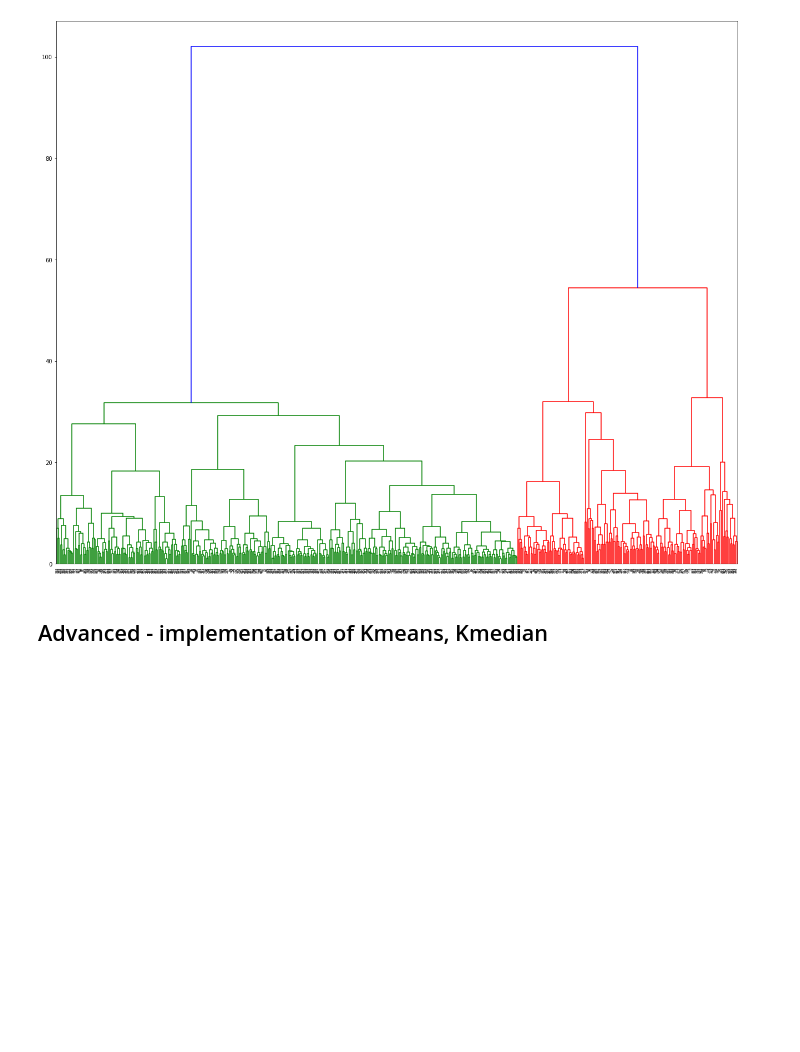
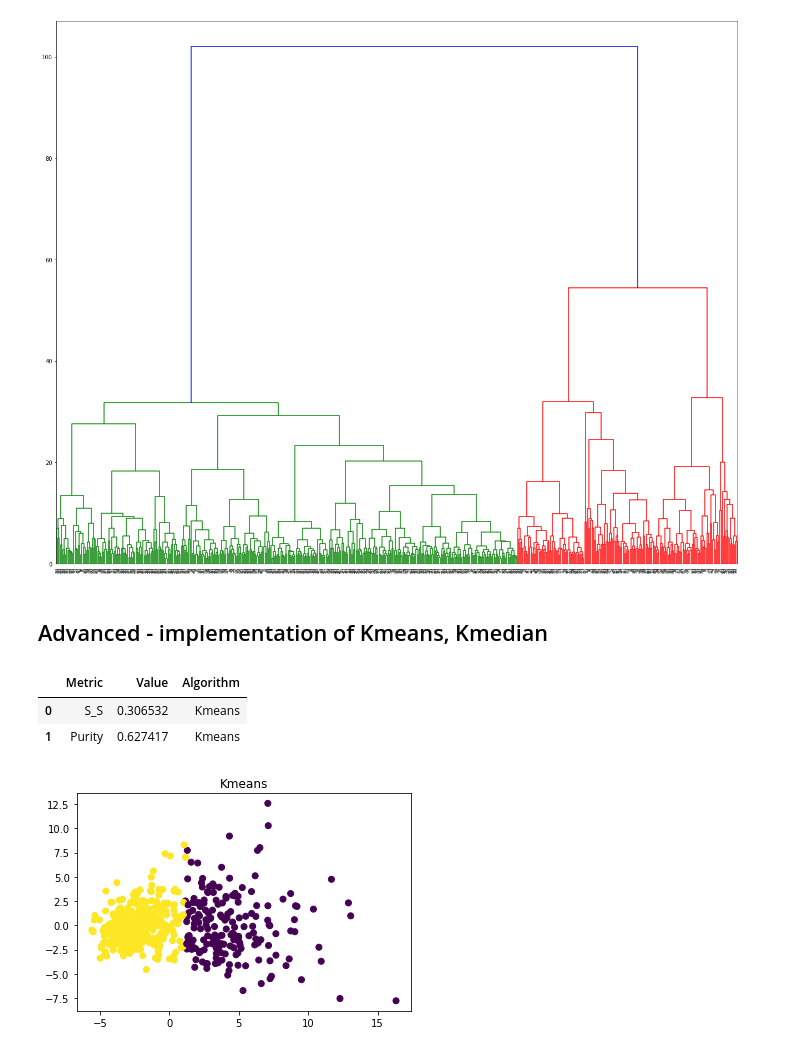
Before and after one commit to enzittonn/DSV-DAMI-I, a Jupyter notebook: HW2/sand.ipynb, the cells around one changed output. Drawn from its saved outputs; the diff is of its cells as text; code cells hidden in the pictures; blank space fills up the shorter version.

```diff
--- a/HW2/sand.ipynb
+++ b/HW2/sand.ipynb
@@ -230,9 +232,35 @@ plt.show()
 # %% [markdown]
 ## Advanced - implementation of Kmeans, Kmedian
 # %%
-def find_cluster_Means_Median(X, n_clusters, rseed=RSTATE, use_Kmeans=True):
+def find_clusters_Means_Median(X, n_clusters, rseed=RSTATE, use_Kmedians=True):
     rng = np.random.RandomState(rseed)
     i = rng.permutation(X.shape[0])[:n_clusters]
     centers = X[i]
 
+    if use_Kmedians == True:
+            labels = pairwise_distances_argmin(X, centers, metric="manhattan")
+    elif use_Kmedians == False:
+            labels = pairwise_distances_argmin(X, centers, metric="euclidean")
+
     while True:
+        new_centers = np.array([np.median(X[labels==i],0) if use_Kmedians else X[labels==i].mean(0)
+        for i in range(n_clusters)])
+
+        if np.all(centers == new_centers):
+            break
+        centers = new_centers
+
+    return centers, labels
+# %%
+centers, labels = find_clusters_Means_Median(use_Kmedians=False, X= data_standardized.values, n_clusters=number_of_clusters)
+evaluation_for_Kmeans = evaluation_metrics(X=data_standardized, true_labels=y, predicted_labels=labels, metric="euclidean", algorithm="Kmeans")
+# %%
+evaluation_for_Kmeans
+# %% [output]
+|  | Metric | Value | Algorithm |
+| 0 | S_S | 0.306532 | Kmeans |
+| 1 | Purity | 0.627417 | Kmeans |
+# %%
+plot_clusters(data_standardized,y,labels,"Kmeans", reference_plot=False)
+# %% [output]
+[figure, added]
```
Also changed, not shown: parts of 6 cells of this notebook, 1 other file.
